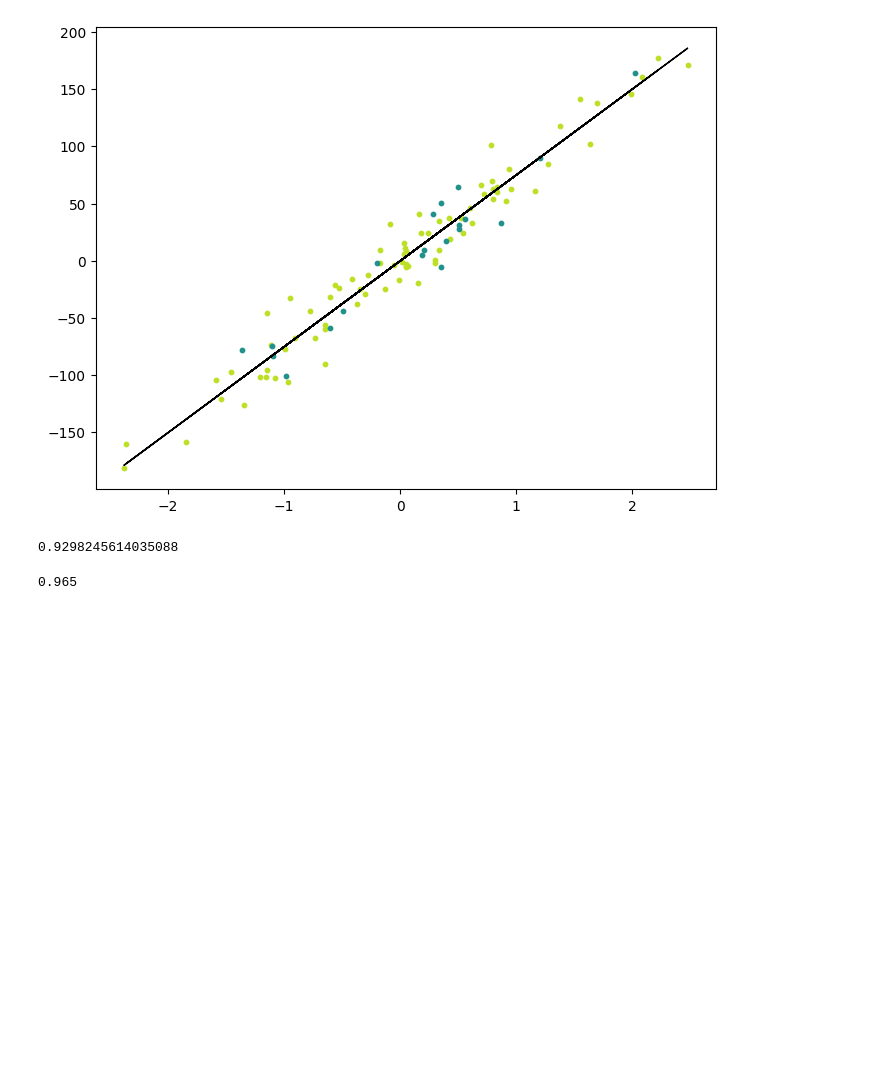
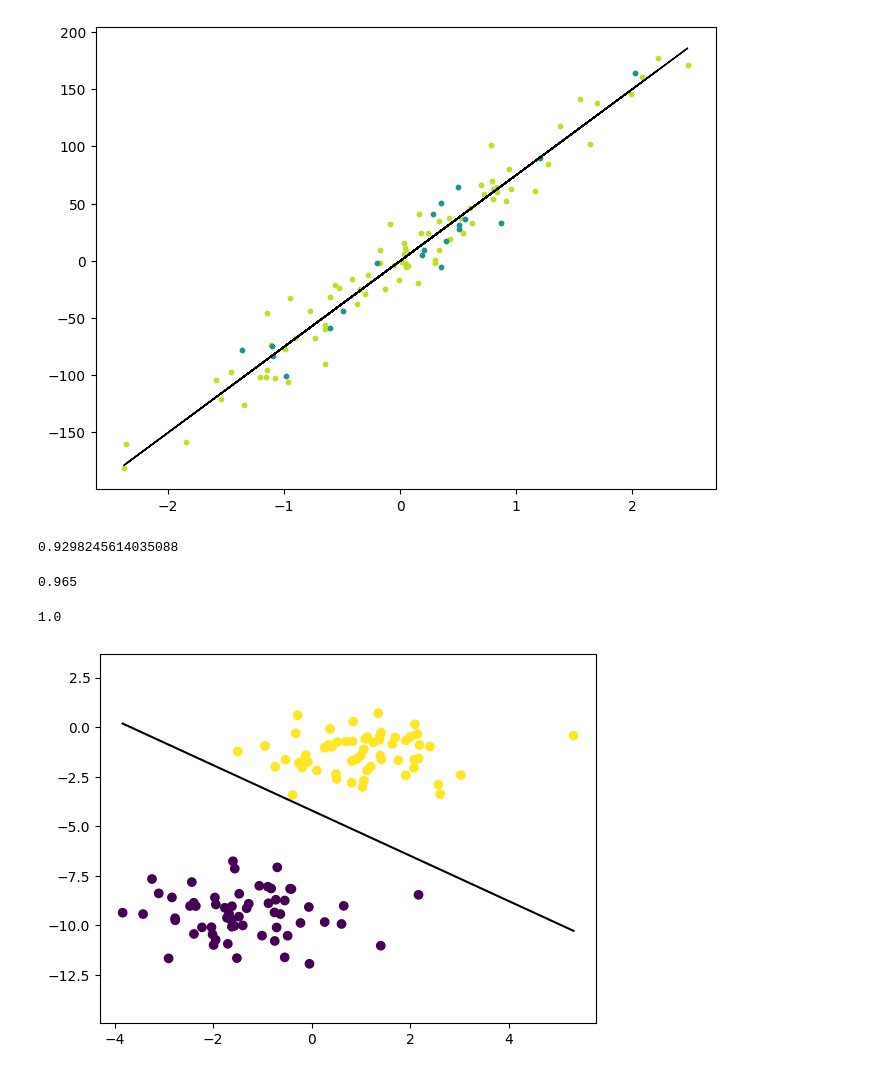
Before and after one commit to ShakerFayez/ML-Algorithms-From-Scratch, a Jupyter notebook: test.ipynb, the cells around one changed output. Saved outputs shown, nothing was run; the diff lists cells and outputs as text; code cells hidden in the pictures; blank space fills up the shorter version.

Commit message:
Added Perceptron algorithm and its test case

```diff
--- a/test.ipynb
+++ b/test.ipynb
@@ -72,3 +72,35 @@ accuracy = accuracy_score(y_test, predictions)
 print(accuracy)
 # %% [output]
 0.965
+# %%
+# Perceptron test
+from sklearn.datasets import make_blobs
+from perceptron import Perceptron
+import numpy as np
+
+X, y = make_blobs(n_samples=150, n_features=2, centers=2, cluster_std=1.05, random_state=2)
+X_train, X_test, y_train, y_test = train_test_split(X, y, test_size=0.2, random_state=123)
+p = Perceptron(learning_rate=0.01, n_iters=1000)
+p.fit(X_train, y_train)
+predictions = p.predict(X_test)
+accuracy = accuracy_score(y_test, predictions)
+print(accuracy)
+
+fig = plt.figure()
+ax = fig.add_subplot(1, 1, 1)
+plt.scatter(X_train[:, 0], X_train[:, 1], marker='o', c=y_train)
+
+x0_1 = np.amin((X_train[:, 0]))
+x0_2 = np.amax((X_train[:, 0]))
+
+x1_1 = (-p.weights[0] * x0_1 - p.bias) / p.weights[1]
+x1_2 = (-p.weights[0] * x0_2 - p.bias) / p.weights[1]
+
+ax.plot([x0_1, x0_2], [x1_1, x1_2], 'k')
+ymin = np.amin(X_train[:, 1])
+ymax = np.amax(X_train[:, 1])
+ax.set_ylim([ymin-3, ymax+3])
+plt.show()
+# %% [output]
+1.0
+[figure, added]
```
Also changed, not shown: 1 other file.
